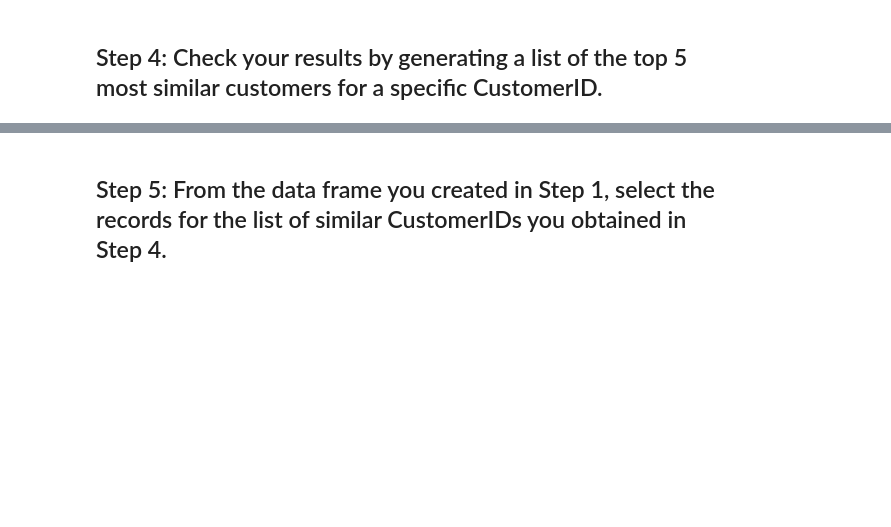
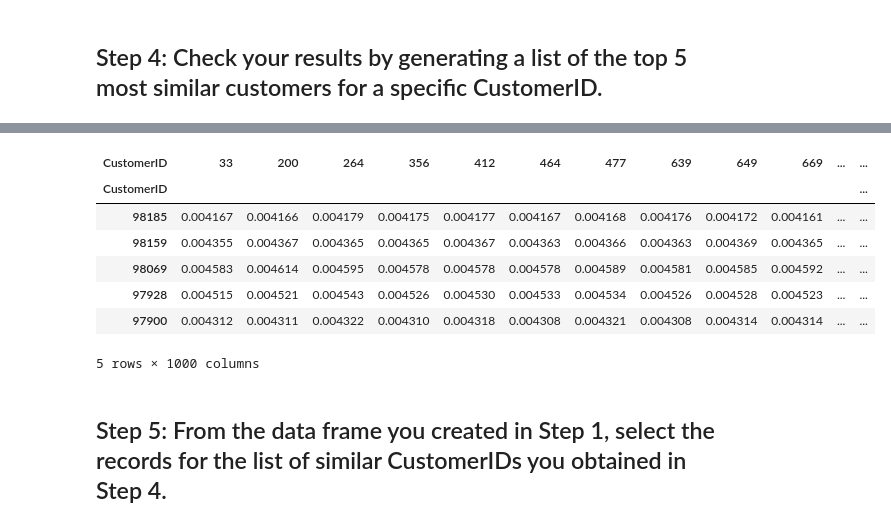
Before and after one commit to ta-datapt-bcn/lab-intro-recommender-systems, a Jupyter notebook: your-code/main.ipynb, the cells around one changed output, grey strips where cells are left out. Drawn from its saved outputs; the diff is of its cells as text; code cells hidden in the pictures; blank space fills up the shorter version.

```diff
--- a/your-code/main.ipynb
+++ b/your-code/main.ipynb
@@ -26,2 +96,14 @@ The rows of the matrix should represent the products, the columns should represe
+# %%
+similarities = distances.iloc[1:,].sort_values(by='CustomerID', ascending = False)[1:6]
+similarities
+# %% [output]
+| CustomerID | 33 | 200 | 264 | 356 | 412 | 464 | 477 | 639 | 649 | 669 | ... | ... |
+| CustomerID |  |  |  |  |  |  |  |  |  |  |  | ... |
+| 98185 | 0.004167 | 0.004166 | 0.004179 | 0.004175 | 0.004177 | 0.004167 | 0.004168 | 0.004176 | 0.004172 | 0.004161 | ... | ... |
+| 98159 | 0.004355 | 0.004367 | 0.004365 | 0.004365 | 0.004367 | 0.004363 | 0.004366 | 0.004363 | 0.004369 | 0.004365 | ... | ... |
+| 98069 | 0.004583 | 0.004614 | 0.004595 | 0.004578 | 0.004578 | 0.004578 | 0.004589 | 0.004581 | 0.004585 | 0.004592 | ... | ... |
+| 97928 | 0.004515 | 0.004521 | 0.004543 | 0.004526 | 0.004530 | 0.004533 | 0.004534 | 0.004526 | 0.004528 | 0.004523 | ... | ... |
+| 97900 | 0.004312 | 0.004311 | 0.004322 | 0.004310 | 0.004318 | 0.004308 | 0.004321 | 0.004308 | 0.004314 | 0.004314 | ... | ... |
+5 rows × 1000 columns
 # %% [markdown]
 ## Step 5: From the data frame you created in Step 1, select the records for the list of similar CustomerIDs you obtained in Step 4.
```
Also changed, not shown: parts of 11 cells of this notebook.
